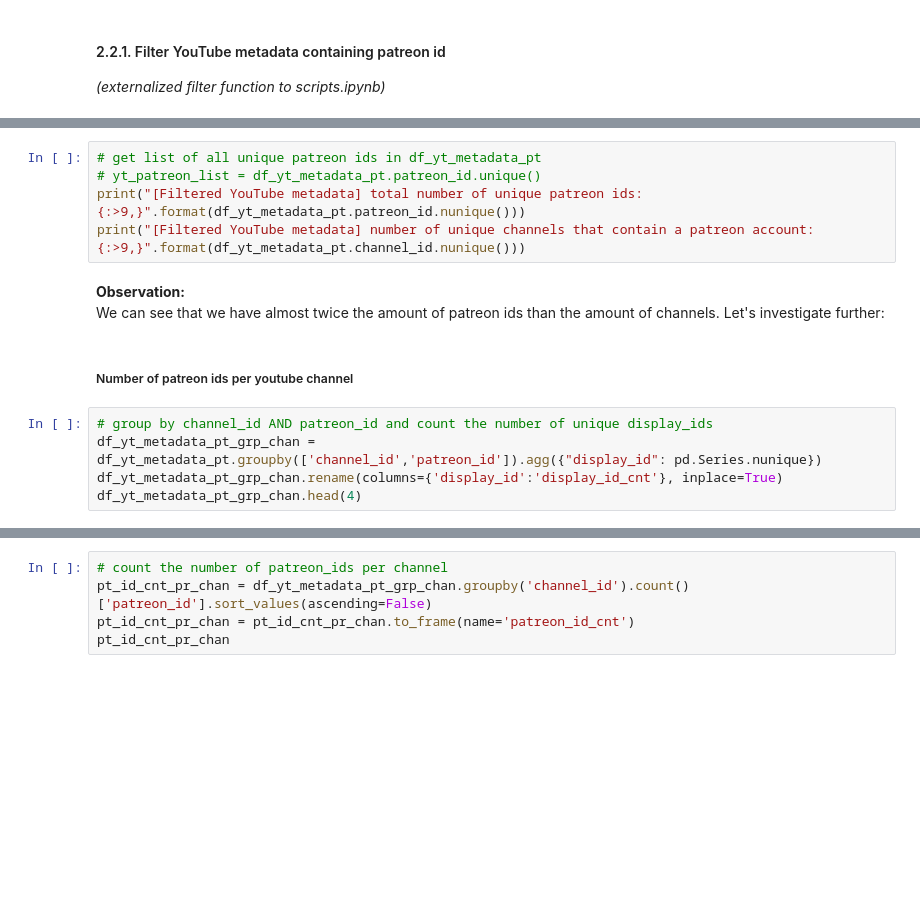
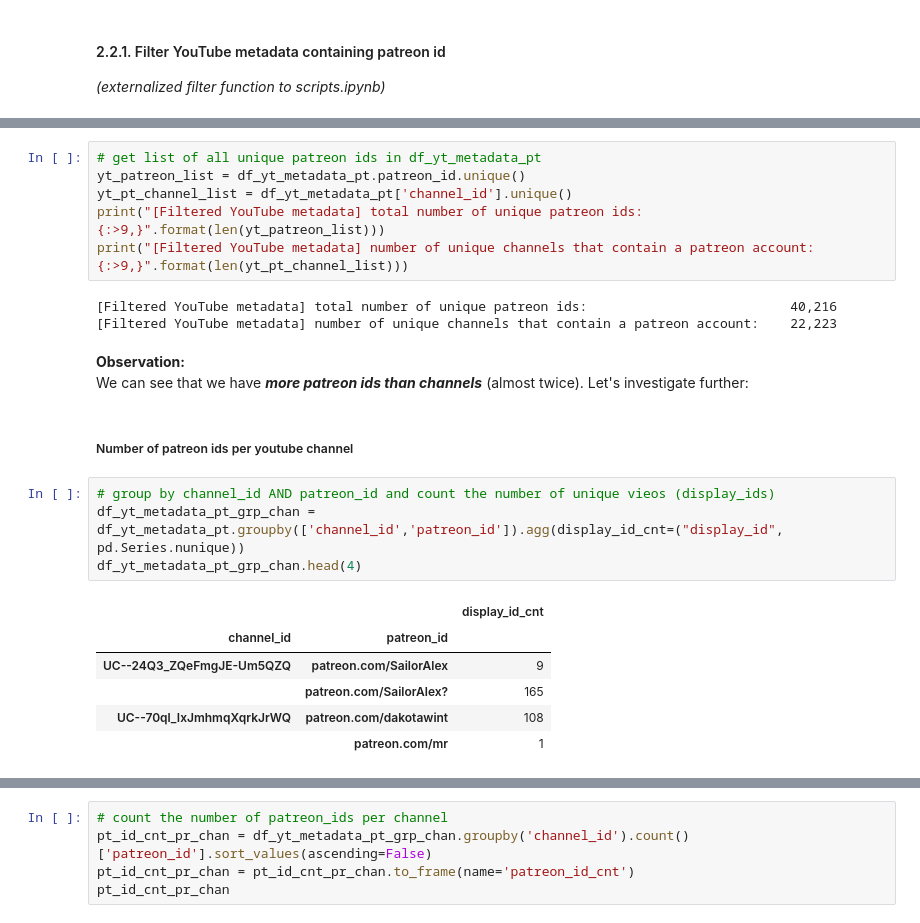
Before and after one commit to epfl-dlab/patronage_youtube, a Jupyter notebook: patronage_youtube.ipynb, the cells around one changed output, grey strips where cells are left out. Cells and saved outputs as stored; diff of their text form; blank space fills up the shorter version.

```diff
--- a/patronage_youtube.ipynb
+++ b/patronage_youtube.ipynb
@@ -626,18 +735,28 @@ print("[YouTube metadata] number of videos that contain a patreon link in descri
 # %%
 # get list of all unique patreon ids in df_yt_metadata_pt
-# yt_patreon_list = df_yt_metadata_pt.patreon_id.unique()
-print("[Filtered YouTube metadata] total number of unique patreon ids:                       {:>9,}".format(df_yt_metadata_pt.patreon_id.nunique()))
-print("[Filtered YouTube metadata] number of unique channels that contain a patreon account: {:>9,}".format(df_yt_metadata_pt.channel_id.nunique()))
+yt_patreon_list = df_yt_metadata_pt.patreon_id.unique()
+yt_pt_channel_list = df_yt_metadata_pt['channel_id'].unique()
+print("[Filtered YouTube metadata] total number of unique patreon ids:                       {:>9,}".format(len(yt_patreon_list)))
+print("[Filtered YouTube metadata] number of unique channels that contain a patreon account: {:>9,}".format(len(yt_pt_channel_list)))
+# %% [output]
+[Filtered YouTube metadata] total number of unique patreon ids:                          40,216
+[Filtered YouTube metadata] number of unique channels that contain a patreon account:    22,223
 # %% [markdown]
 **Observation:** \
-We can see that we have almost twice the amount of patreon ids than the amount of channels. Let's investigate further:
+We can see that we have _**more patreon ids than channels**_ (almost twice). Let's investigate further:
 # %% [markdown]
 ##### Number of patreon ids per youtube channel
 # %%
-# group by channel_id AND patreon_id and count the number of unique display_ids
-df_yt_metadata_pt_grp_chan = df_yt_metadata_pt.groupby(['channel_id','patreon_id']).agg({"display_id": pd.Series.nunique})
-df_yt_metadata_pt_grp_chan.rename(columns={'display_id':'display_id_cnt'}, inplace=True)
+# group by channel_id AND patreon_id and count the number of unique vieos (display_ids)
+df_yt_metadata_pt_grp_chan = df_yt_metadata_pt.groupby(['channel_id','patreon_id']).agg(display_id_cnt=("display_id", pd.Series.nunique))
 df_yt_metadata_pt_grp_chan.head(4)
+# %% [output]
+|  |  | display_id_cnt |
+| channel_id | patreon_id |  |
+| UC--24Q3_ZQeFmgJE-Um5QZQ | patreon.com/SailorAlex | 9 |
+|  | patreon.com/SailorAlex? | 165 |
+| UC--70ql_IxJmhmqXqrkJrWQ | patreon.com/dakotawint | 108 |
+|  | patreon.com/mr | 1 |
 # %%
 # reset index
 df_yt_metadata_pt_grp_chan = df_yt_metadata_pt_grp_chan.reset_index()
```
Also changed, not shown: parts of 63 cells of this notebook.
